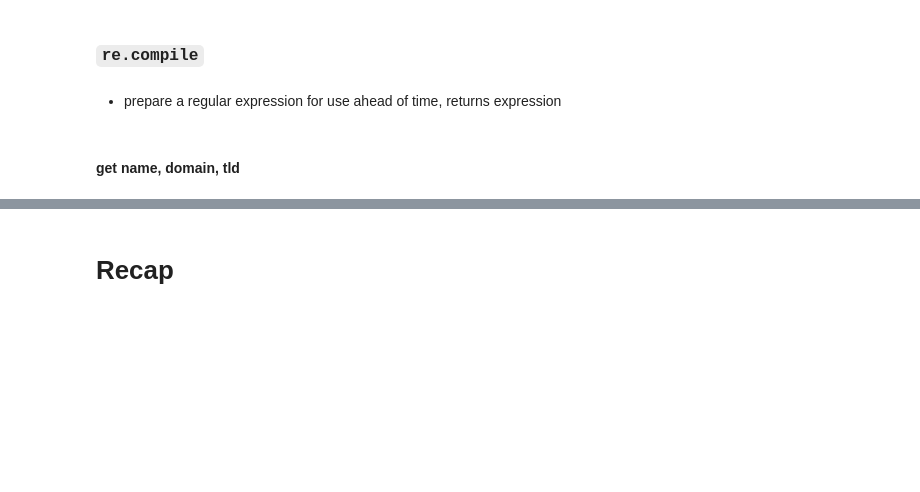
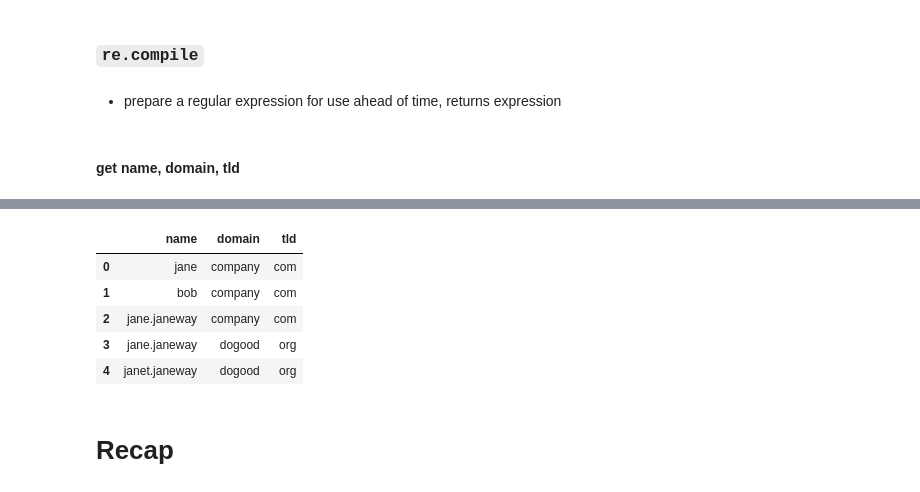
Before and after one commit to CodeupClassroom/pagel-nlp, a Jupyter notebook: regex_lesson.ipynb, the cells around one changed output, grey strips where cells are left out. Cells and saved outputs as stored; diff of their text form; code cells hidden in the pictures; blank space fills up the shorter version.

```diff
--- a/regex_lesson.ipynb
+++ b/regex_lesson.ipynb
@@ -613,3 +917,12 @@ contacts
+# %%
+pd.DataFrame(contacts)
+# %% [output]
+|  | name | domain | tld |
+| 0 | jane | company | com |
+| 1 | bob | company | com |
+| 2 | jane.janeway | company | com |
+| 3 | jane.janeway | dogood | org |
+| 4 | janet.janeway | dogood | org |
 # %% [markdown]
 # Recap
 # %% [markdown]
```
Also changed, not shown: parts of 116 cells of this notebook.
